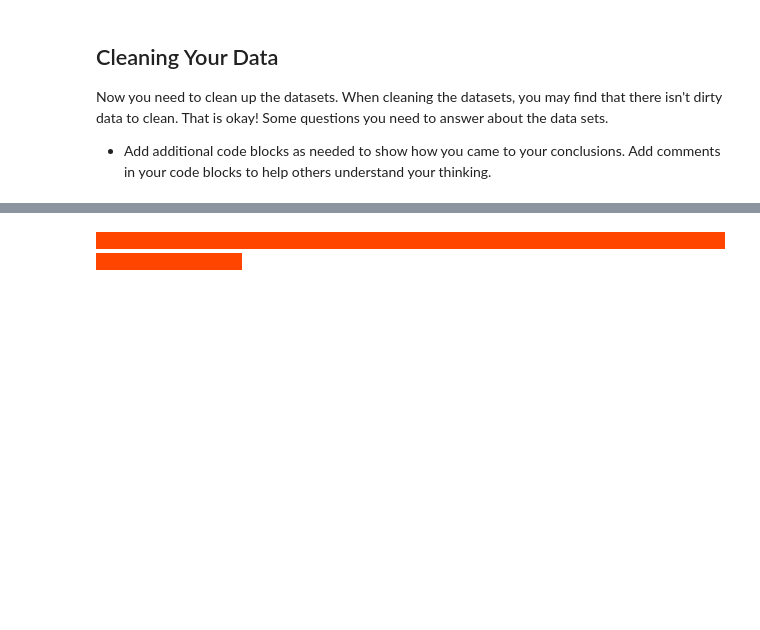
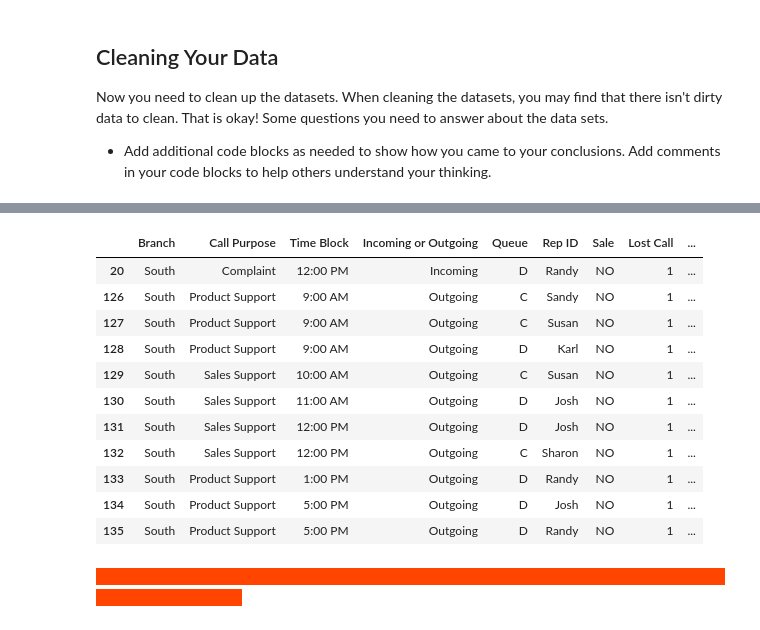
Before and after one commit to mtngrl1916/call-center-cleanup-assignment, a Jupyter notebook: Call_Center_Cleanup.ipynb, the cells around one changed output, grey strips where cells are left out. Cells and saved outputs as stored; diff of their text form; code cells hidden in the pictures; blank space fills up the shorter version.

```diff
--- a/Call_Center_Cleanup.ipynb
+++ b/Call_Center_Cleanup.ipynb
@@ -164,0 +215,3 @@ both_branches['Incoming Wait Time'].fillna(0, inplace=True)
+# %%
+south_df['Incoming Wait Time'].fillna(0, inplace=True)
+'Incoming Wait Time in South Branch: {}% empty'.format(round(np.mean(south_df['Incoming Wait Time'].isnull())*100))
@@ -178,0 +253,3 @@ both_branches['Incoming Wait Time'].fillna(0, inplace=True)
+# %%
+north_df = north_df.drop_duplicates()
+south_df = south_df.drop_duplicates()
@@ -185,0 +284,15 @@ both_branches['Incoming Wait Time'].fillna(0, inplace=True)
+# %%
+south_df[south_df['Lost Call'] != 0]
+# %% [output]
+|  | Branch | Call Purpose | Time Block | Incoming or Outgoing | Queue | Rep ID | Sale | Lost Call | ... |
+| 20 | South | Complaint | 12:00 PM | Incoming | D | Randy | NO | 1 | ... |
+| 126 | South | Product Support | 9:00 AM | Outgoing | C | Sandy | NO | 1 | ... |
+| 127 | South | Product Support | 9:00 AM | Outgoing | C | Susan | NO | 1 | ... |
+| 128 | South | Product Support | 9:00 AM | Outgoing | D | Karl | NO | 1 | ... |
+| 129 | South | Sales Support | 10:00 AM | Outgoing | C | Susan | NO | 1 | ... |
+| 130 | South | Sales Support | 11:00 AM | Outgoing | D | Josh | NO | 1 | ... |
+| 131 | South | Sales Support | 12:00 PM | Outgoing | D | Josh | NO | 1 | ... |
+| 132 | South | Sales Support | 12:00 PM | Outgoing | C | Sharon | NO | 1 | ... |
+| 133 | South | Product Support | 1:00 PM | Outgoing | D | Randy | NO | 1 | ... |
+| 134 | South | Product Support | 5:00 PM | Outgoing | D | Josh | NO | 1 | ... |
+| 135 | South | Product Support | 5:00 PM | Outgoing | D | Randy | NO | 1 | ... |
```
Also changed, not shown: parts of 29 cells of this notebook.
